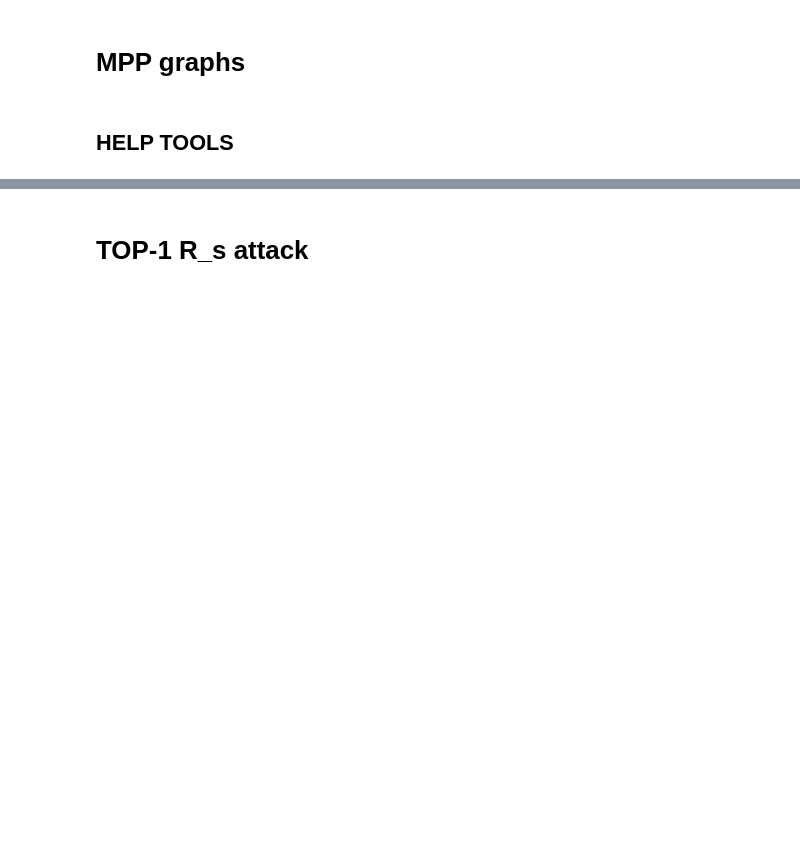
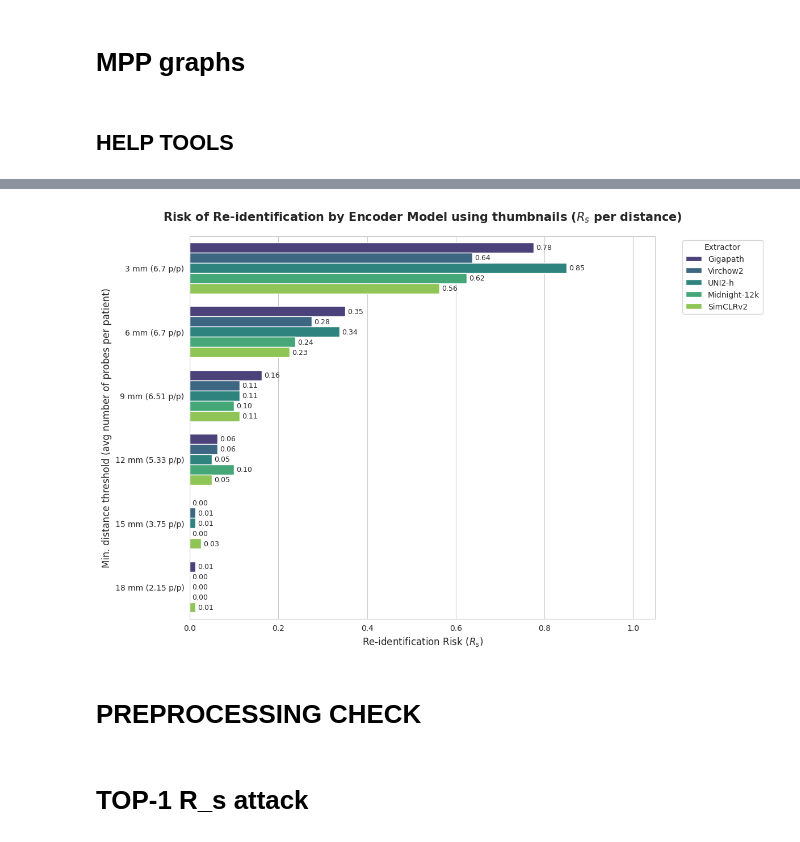
Before and after one commit to RationAI/similarity, a Jupyter notebook: examples/analyze.ipynb, the cells around one changed output, grey strips where cells are left out. Drawn from its saved outputs; the diff is of its cells as text; code cells hidden in the pictures; blank space fills up the shorter version.

```diff
--- a/examples/analyze.ipynb
+++ b/examples/analyze.ipynb
@@ -211,2 +872,79 @@ types = ["slides_v4"]
+# %%
+import seaborn as sns
+import matplotlib.pyplot as plt
+import pandas as pd
+import numpy as np
+
+# --- 1. KONFIGURACE ---
+MM_PER_SLICE = 3
+MAX_DISTANCE = 6
+
+encoder_rename_str = {
+    'gigapath': 'Gigapath',
+    'virchow2': 'Virchow2',
+    'uni2h': 'UNI2-h',
+    'midnight': 'Midnight-12k',
+    'simclrv2': 'SimCLRv2'
+}
+
+probe_stats = {1: 6.70, 2: 6.70, 3: 6.51, 4: 5.33, 5: 3.75, 6: 2.15}
+
+# --- 2. PŘÍPRAVA DAT ---
+df_plot = df_final.copy()
+df_plot['distance'] = df_plot['distance'].astype(int)
+df_plot = df_plot[df_plot['distance'] <= MAX_DISTANCE]
+
+# Mapování názvů encoderů
+df_plot['model'] = df_plot['model'].astype(str).map(encoder_rename_str).fillna(df_plot['model'])
+
+
+# Vytvoření popisků osy Y
+def create_label(dist):
+    mm = dist * MM_PER_SLICE
+    pp = probe_stats.get(dist, 0)
+    return f"{mm:g} mm ({pp} p/p)"
+
+df_plot['threshold_label'] = df_plot['distance'].apply(create_label)
+dist_order = [create_label(d) for d in range(1, MAX_DISTANCE + 1)]
+
+# --- 3. VYKRESLOVÁNÍ (Barplot místo Boxplotu) ---
+sns.set_style("whitegrid")
+
+plt.figure(figsize=(12, 8))
+
+# Použijeme barplot, který funguje i pro jednu hodnotu
+# Orient="h" zajistí horizontální zobrazení
+ax = sns.barplot(
+    data=df_plot,
+    x="rs_value",
+    y="threshold_label",
+    hue="model",
+    order=dist_order,
+    orient="h",
+    palette="viridis",
+)
+
+# Nastavení grafu
+ax.set_title("Risk of Re-identification by Encoder Model using thumbnails ($R_s$ per distance)", fontsize=15, pad=20, fontweight='bold')
+ax.set_xlabel("Re-identification Risk ($R_s$)", fontsize=12)
+ax.set_ylabel("Min. distance threshold (avg number of probes per patient)", fontsize=12)
+
+# Přidání legendy
+plt.legend(title="Extractor", bbox_to_anchor=(1.05, 1), loc='upper left', frameon=True)
+
+# Nastavení rozsahu osy X
+plt.xlim(0, 1.05)
+
+# Volitelné: Přidání hodnot přímo do grafu pro lepší čitelnost
+for container in ax.containers:
+    ax.bar_label(container, fmt='%.2f', padding=3, fontsize=9)
+
+plt.tight_layout()
+plt.savefig("barplot_by_encoders_18mm.png", dpi=300, bbox_inches='tight')
+plt.show()
+# %% [output]
+[figure, added]
+# %% [markdown]
+# PREPROCESSING CHECK
 # %% [markdown]
 # TOP-1 R_s attack
```
Also changed, not shown: parts of 34 cells of this notebook, 4 other files.
